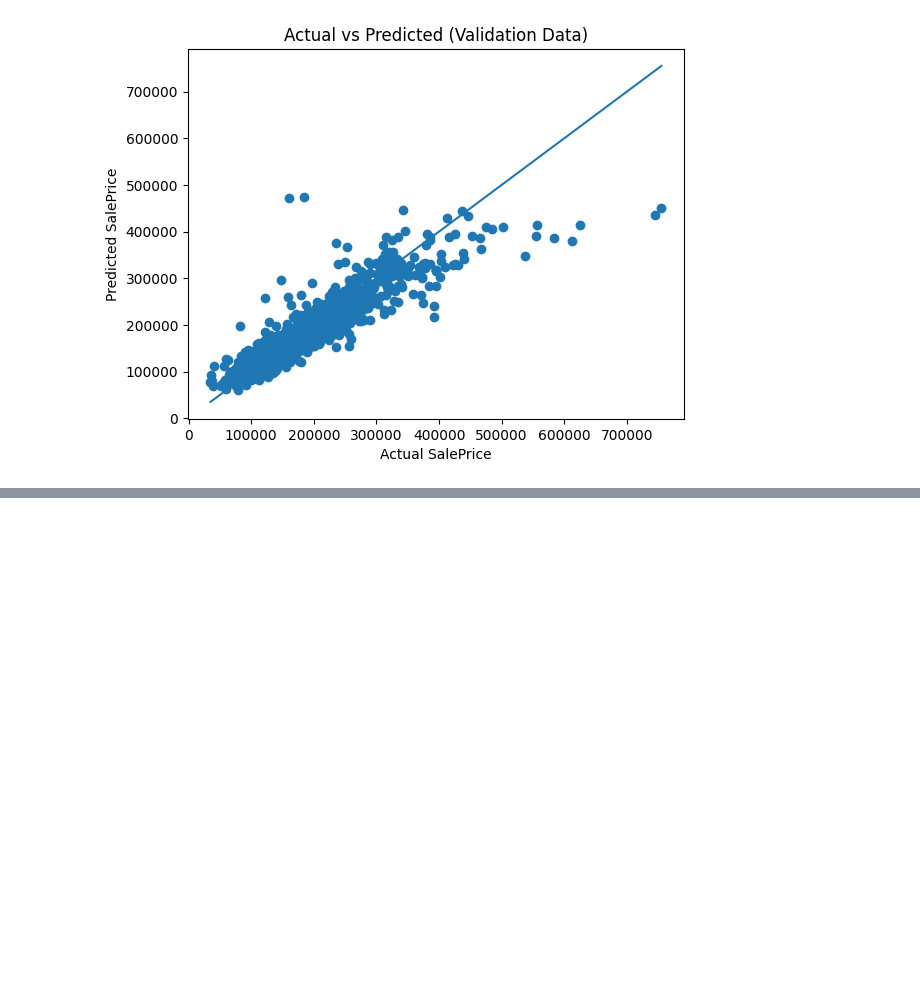
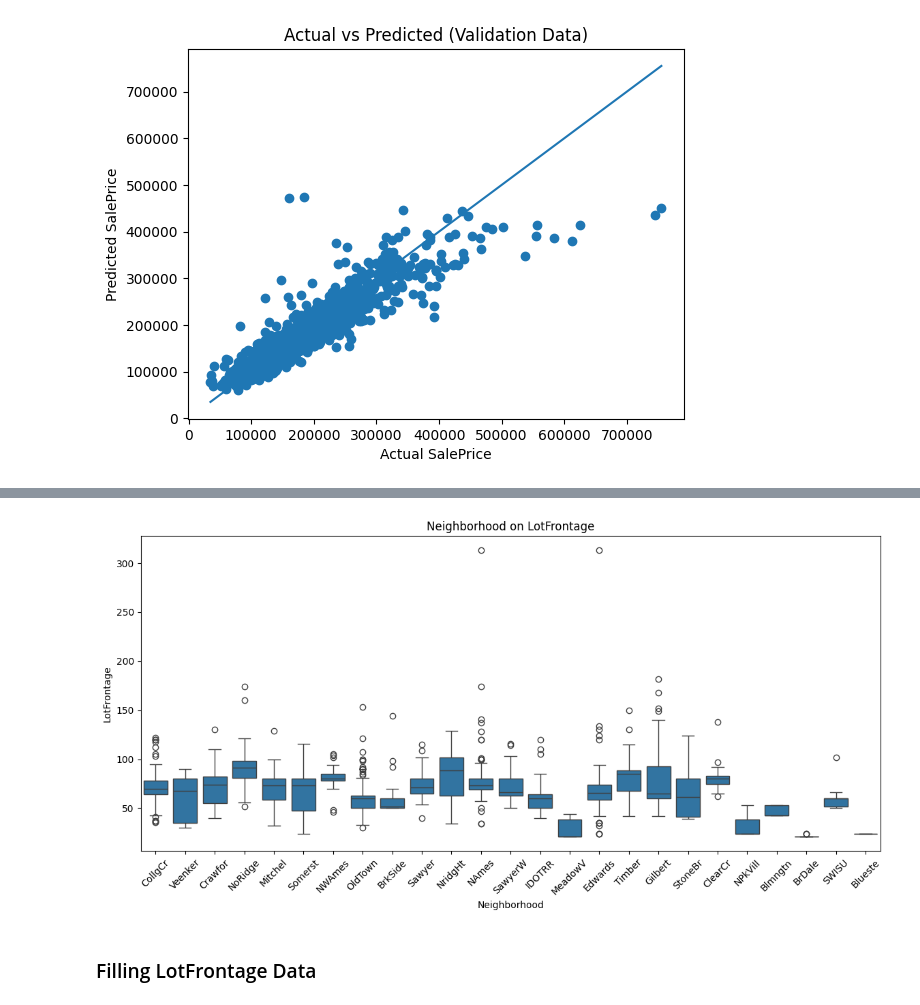
Before and after one commit to HarisLania/ml-playground, a Jupyter notebook: HousePricesPrediction/main.ipynb, the cells around one changed output, grey strips where cells are left out. Saved outputs shown, nothing was run; the diff lists cells and outputs as text; code cells hidden in the pictures; blank space fills up the shorter version.

```diff
--- a/HousePricesPrediction/main.ipynb
+++ b/HousePricesPrediction/main.ipynb
@@ -759,0 +937,15 @@ memory usage: 924.0 KB
+# %%
+import seaborn as sns
+
+plt.figure(figsize=(14, 6))
+sns.boxplot(
+    data=train_data,
+    x="Neighborhood",
+    y="LotFrontage"
+)
+
+plt.title("Neighborhood on LotFrontage")
+plt.xticks(rotation=45)
+plt.show()
+# %% [output]
+[figure, added]
@@ -759,0 +962,2 @@ memory usage: 924.0 KB
+# %% [markdown]
+### Filling LotFrontage Data
```
Also changed, not shown: parts of 26 cells of this notebook.
